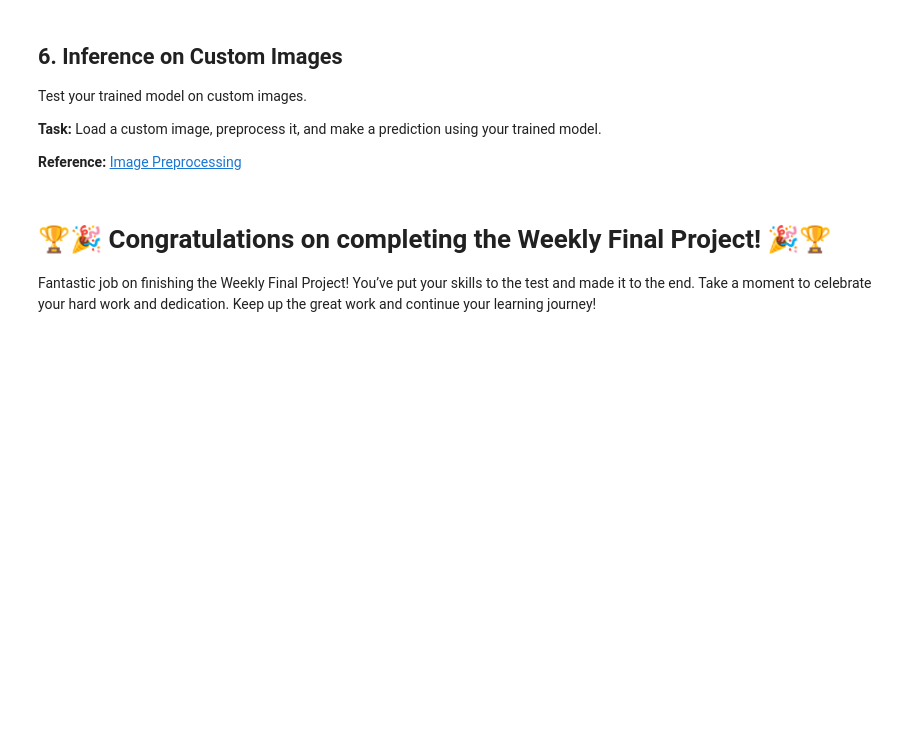
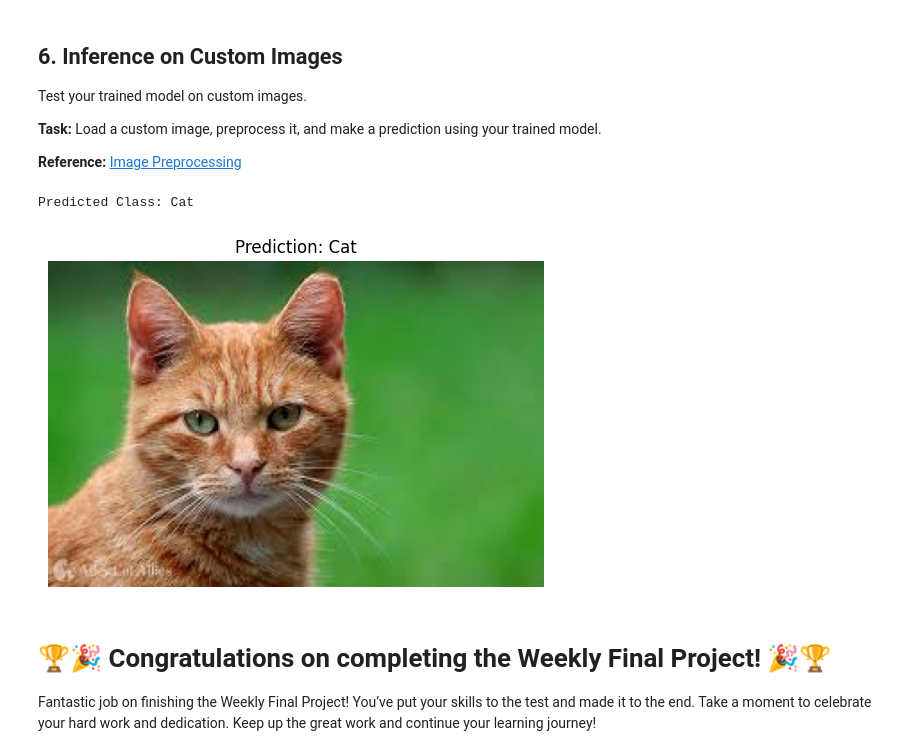
Before and after one commit to justRuba/Deep-Learning, a Jupyter notebook: ai-pros-v1-2025/W4_DL/C1_M5_TransferLearning/C1_M5_Assignment_transferlearning.ipynb, the cells around one changed output. Drawn from its saved outputs; the diff is of its cells as text; code cells hidden in the pictures; blank space fills up the shorter version.

```diff
--- a/ai-pros-v1-2025/W4_DL/C1_M5_TransferLearning/C1_M5_Assignment_transferlearning.ipynb
+++ b/ai-pros-v1-2025/W4_DL/C1_M5_TransferLearning/C1_M5_Assignment_transferlearning.ipynb
@@ -524,6 +557,40 @@ Test your trained model on custom images.
 #     device
 # )
 # plt.show()
+# %%
+from PIL import Image
+from torchvision import transforms
+
+img_path = r"C:\Users\Rubah\OneDrive\سطح المكتب\DL models\ai-pros-v1-2025\W4_DL\C1_M5_TransferLearning\images.jpg"
+
+img = Image.open(img_path).convert("RGB")
+
+preprocess = transforms.Compose([
+    transforms.Resize(256),
+    transforms.CenterCrop(224),
+    transforms.ToTensor(),
+    transforms.Normalize(mean=[0.485, 0.456, 0.406],
+                         std=[0.229, 0.224, 0.225])
+])
+
+input_tensor = preprocess(img).unsqueeze(0).to(device)  # Add batch dimension
+
+model_ft.eval()
+with torch.no_grad():
+    outputs = model_ft(input_tensor)
+    _, predicted = torch.max(outputs, 1)
+
+pred_class = train_dataset.classes[predicted.item()]
+print(f"Predicted Class: {pred_class}")
+
+import matplotlib.pyplot as plt
+plt.imshow(img)
+plt.title(f"Prediction: {pred_class}")
+plt.axis('off')
+plt.show()
+# %% [output]
+Predicted Class: Cat
+[figure, added]
 # %% [markdown]
 # 🏆🎉 Congratulations on completing the Weekly Final Project! 🎉🏆
 
```
Also changed, not shown: parts of 2 cells of this notebook.
